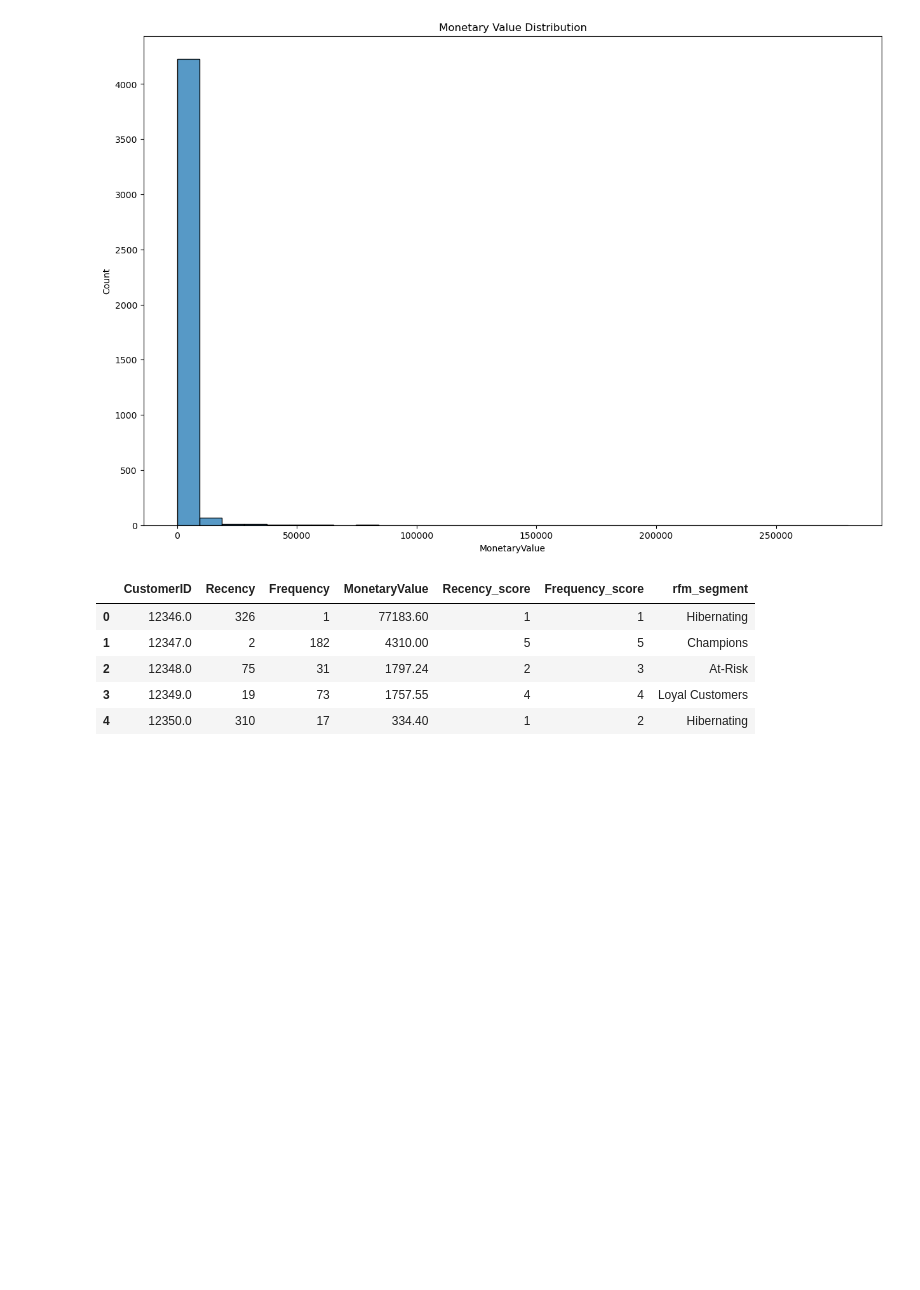
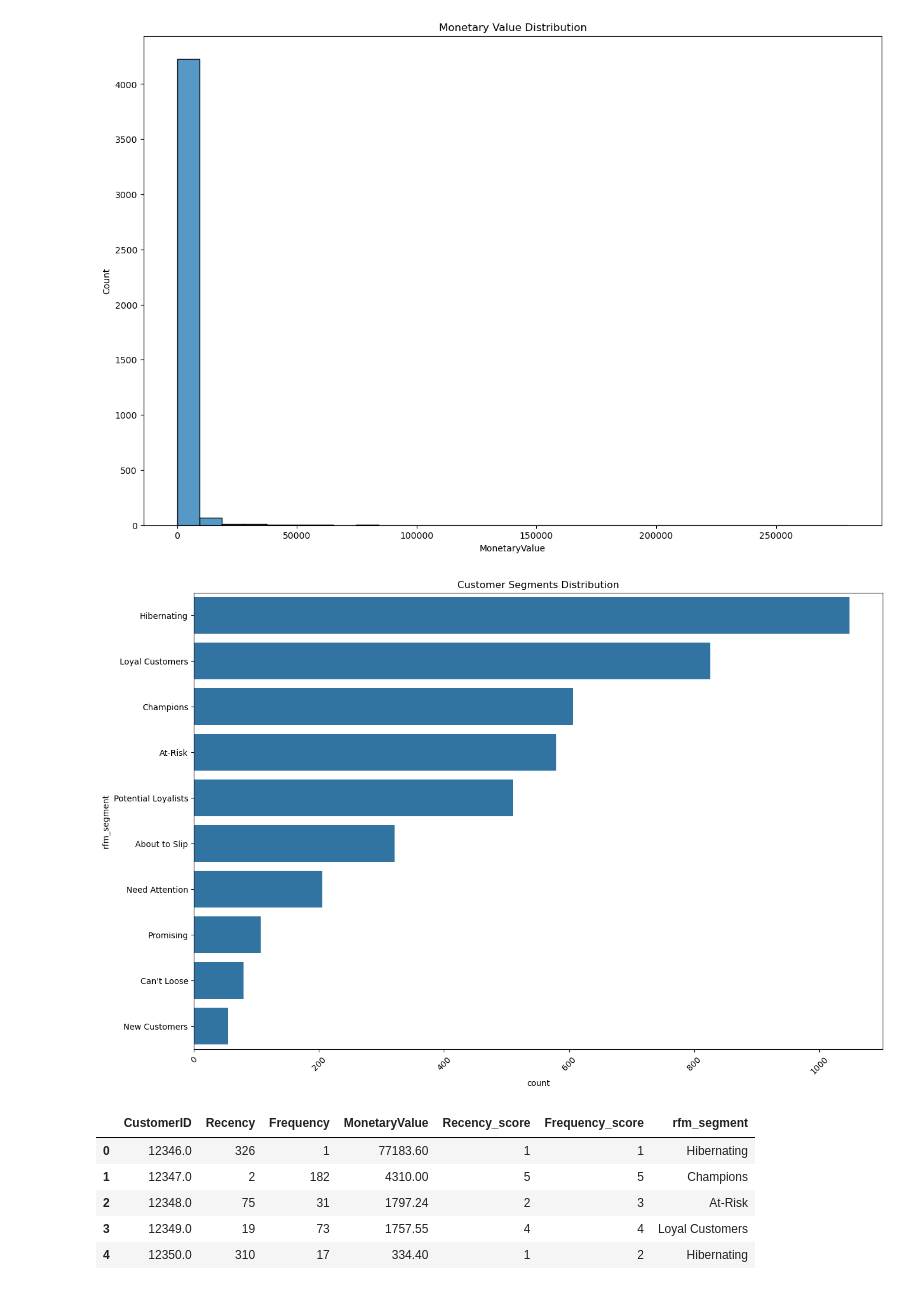
Before and after one commit to AFoivos/E_commerce_Analysis, a Jupyter notebook: notebooks/rfm.ipynb, the cells around one changed output. Cells and saved outputs as stored; diff of their text form; code cells hidden in the pictures; blank space fills up the shorter version.

```diff
--- a/notebooks/rfm.ipynb
+++ b/notebooks/rfm.ipynb
@@ -79,8 +79,15 @@ segment_map = {
     r'5[4-5]' : 'Champions',
 }
 # %%
-#Mapping RFM segments to corresponding customer segments
+# Mapping RFM segments to corresponding customer segments
 rfm['rfm_segment'] = rfm['rfm_segment'].replace(segment_map, regex = True)
+plt.figure(figsize=(15, 10))
+sns.countplot(data = rfm, y = 'rfm_segment', order = rfm['rfm_segment'].value_counts().index)
+plt.title('Customer Segments Distribution')
+plt.xticks(rotation=45)
+plt.show()
+# %% [output]
+[figure, added]
 # %%
 rfm.head()  # Display the first few rows of the RFM DataFrame with segments
 # %% [output]
```
Also changed, not shown: parts of 1 cell of this notebook, 5 other files.
